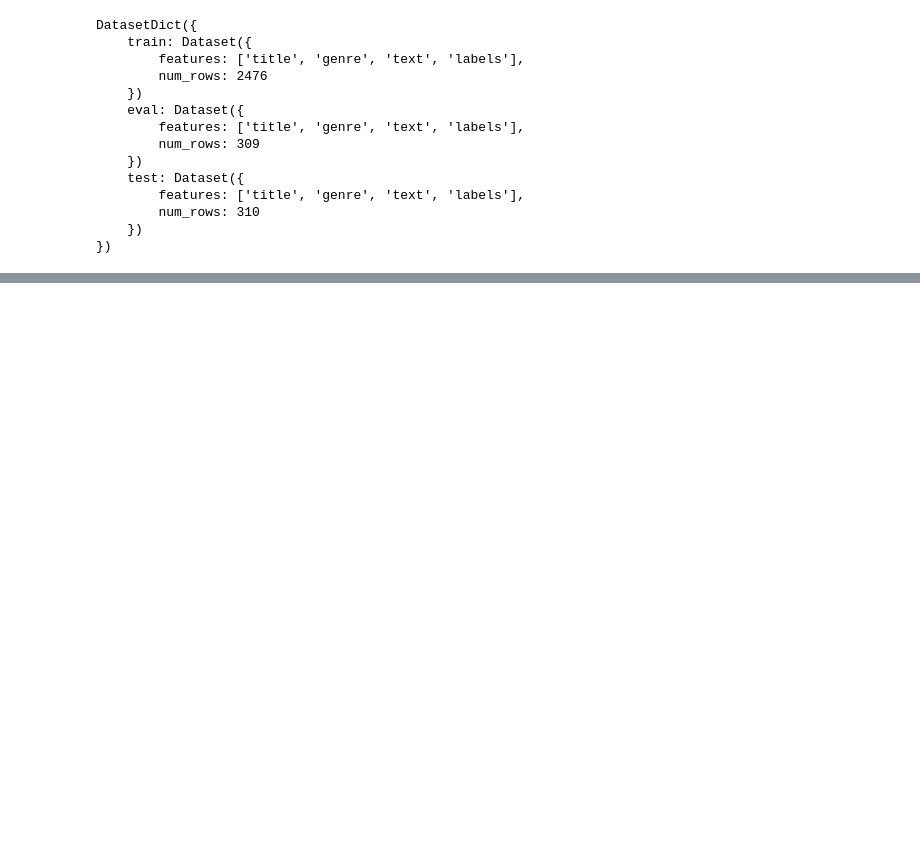
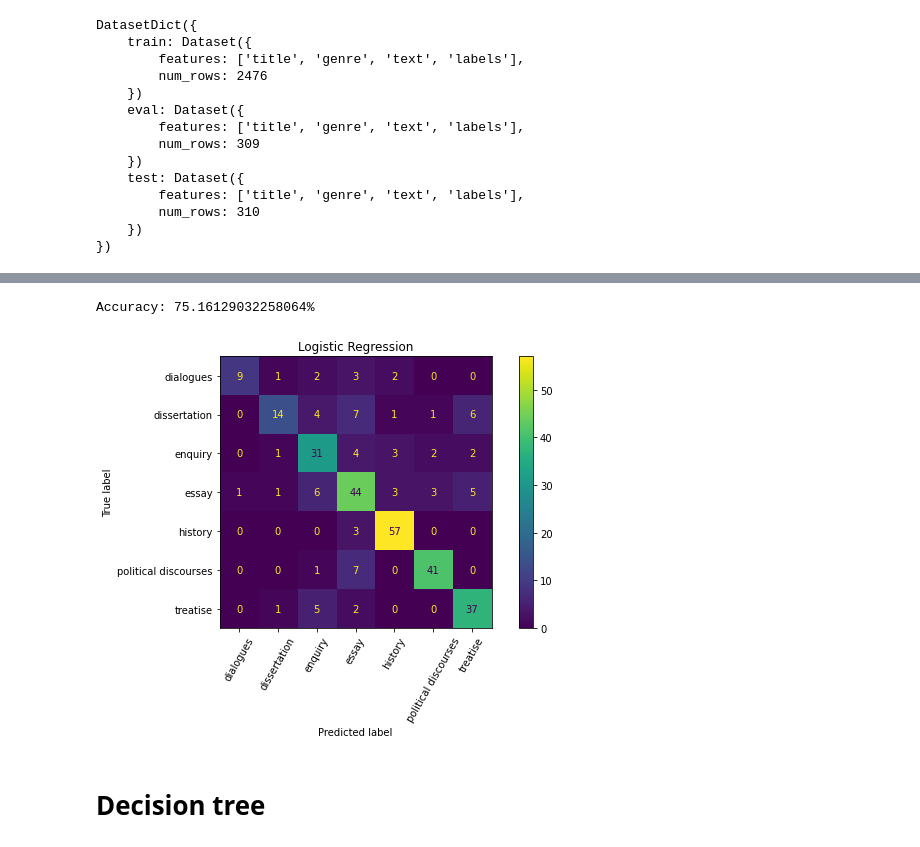
Before and after one commit to vbunt/hume-classifier, a Jupyter notebook: Classic ML.ipynb, the cells around one changed output, grey strips where cells are left out. Cells and saved outputs as stored; diff of their text form; code cells hidden in the pictures; blank space fills up the shorter version.

```diff
--- a/Classic ML.ipynb
+++ b/Classic ML.ipynb
@@ -96,0 +76,10 @@ dissertation for history 294
+# %%
+clf = LogisticRegression(random_state=0).fit(x_train, y_train)
+logreg_pred = clf.predict(x_test)
+get_scores(logreg_pred, 'Logistic Regression')
+# print_history_mistakes(logreg_pred)
+# %% [output]
+Accuracy: 75.16129032258064%
+[figure, added]
+# %% [markdown]
+# Decision tree
```
Also changed, not shown: parts of 20 cells of this notebook, 1 other file.
